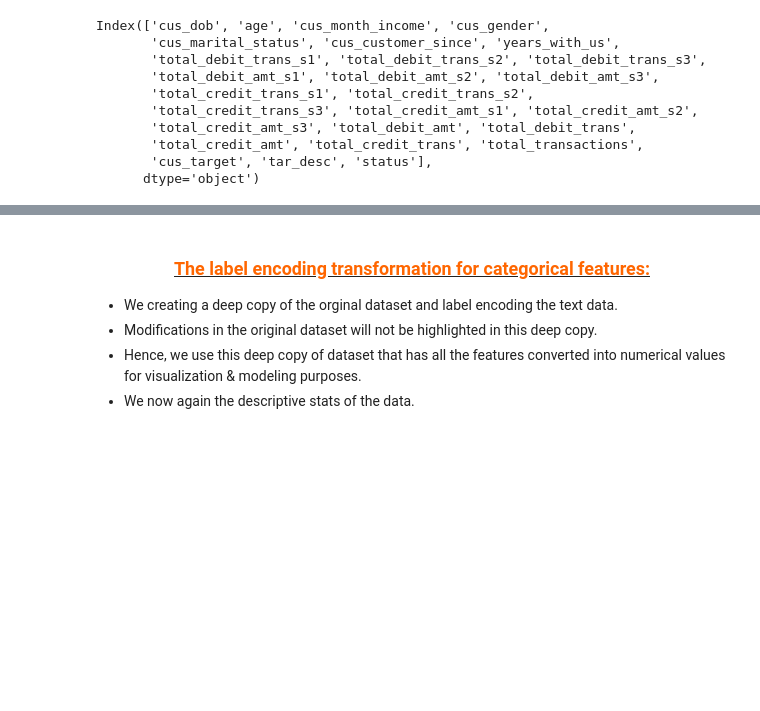
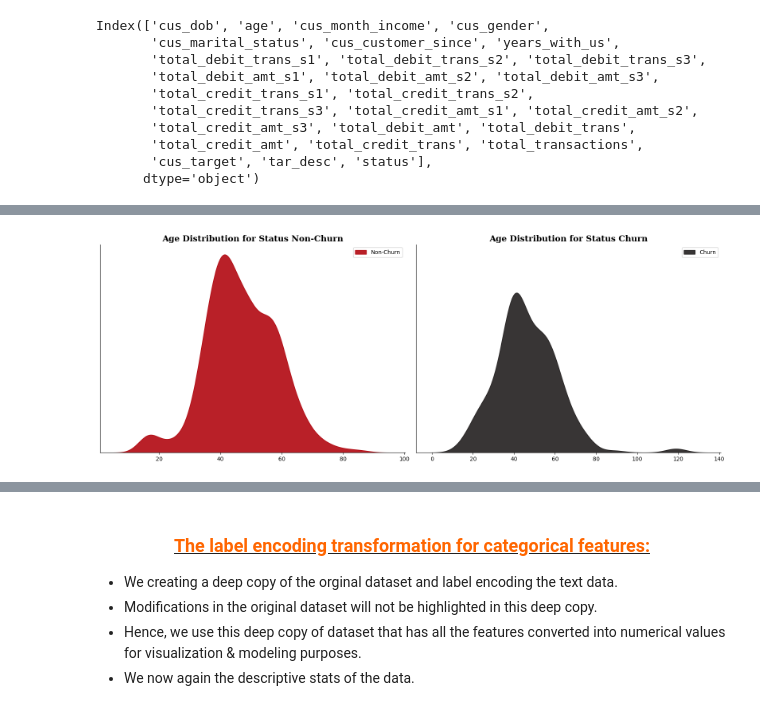
Before and after one commit to shivamkc01/Bank_Standard_bank_churn, a Jupyter notebook: notebook/check_data.ipynb, the cells around one changed output, grey strips where cells are left out. Cells and saved outputs as stored; diff of their text form; code cells hidden in the pictures; blank space fills up the shorter version.

```diff
--- a/notebook/check_data.ipynb
+++ b/notebook/check_data.ipynb
@@ -339,0 +392,30 @@ cat_cols
+# %%
+target_maps = {
+    'ACTIVE' : 0,
+    "CHURN" : 1
+}
+df.status = df.status.map(target_maps)
+# %%
+# Define legend labels for each status class
+legend_labels = ['Non-Churn', 'Churn']
+fig, axes = plt.subplots(1, 2, figsize=(16, 6))
+# Plot KDE plots for each status class
+for ax, status, color, legend_label in zip(axes, df['status'].unique(), colors, legend_labels):
+    sns.kdeplot(data=df[df['status'] == status], x='age', color=color, fill=True, alpha=0.9, ax=ax)
+    ax.set_title(f'Age Distribution for Status {legend_label}',fontfamily='serif', fontsize=15, fontweight='bold')
+    ax.set_xlabel('')
+    ax.set_ylabel('')
+    ax.spines['left'].set_visible(True)  # Remove left spine
+    ax.spines['right'].set_visible(False)  # Remove right spine
+    ax.spines['top'].set_visible(False)  # Hide top spine
+    ax.tick_params(axis='y', which='both', left=False, labelleft=False)  # Hide left y-axis ticks and labels
+    ax.legend([legend_label], loc='upper right')
+
+max_y = max(ax.get_ylim()[1] for ax in axes)
+for ax in axes:
+    ax.set_ylim(0, max_y)
+plt.tight_layout()
+# plt.savefig("../plots/age_dist_with_status.png")
+plt.show()
+# %% [output]
+[figure, added]
```
Also changed, not shown: parts of 11 cells of this notebook.
